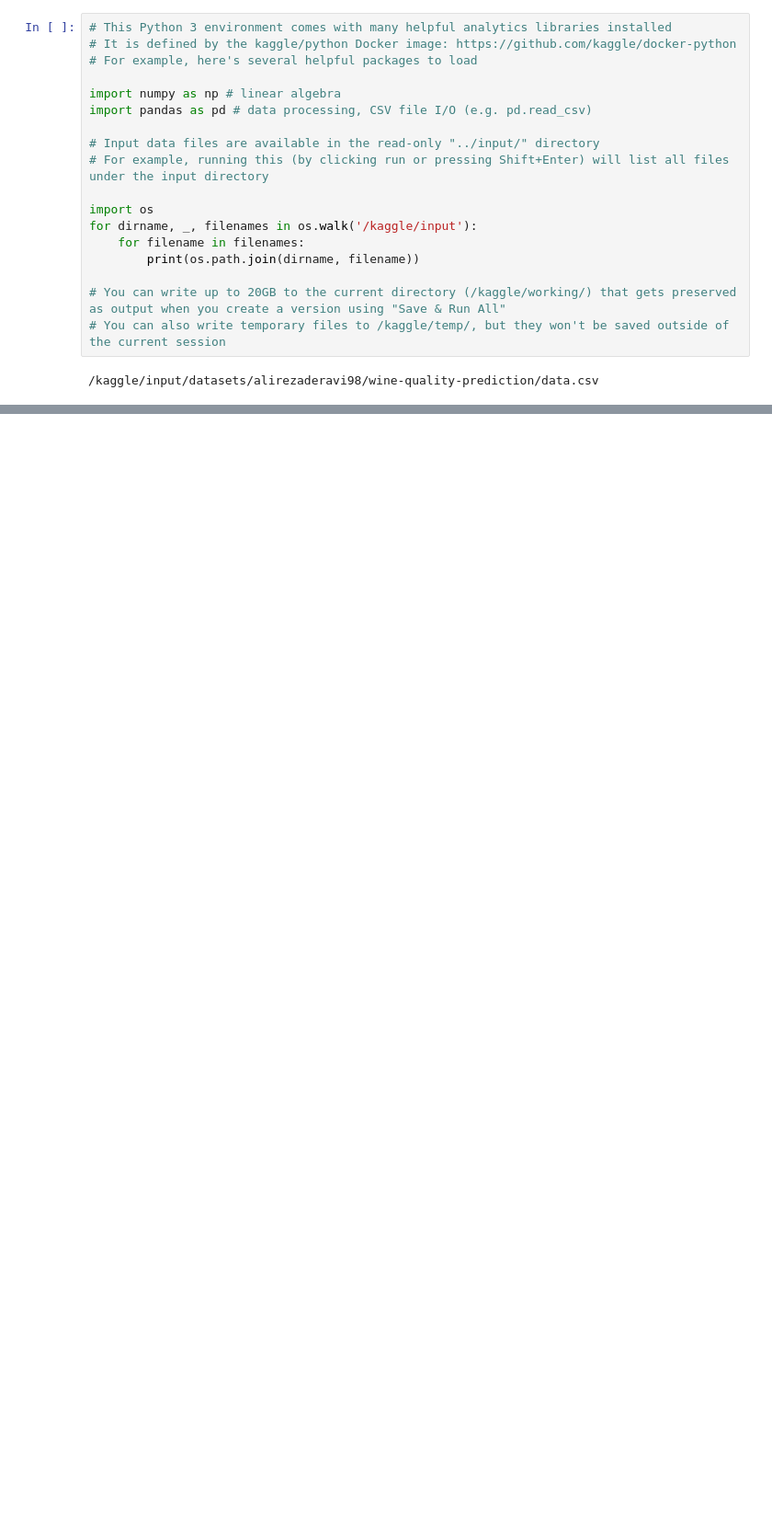
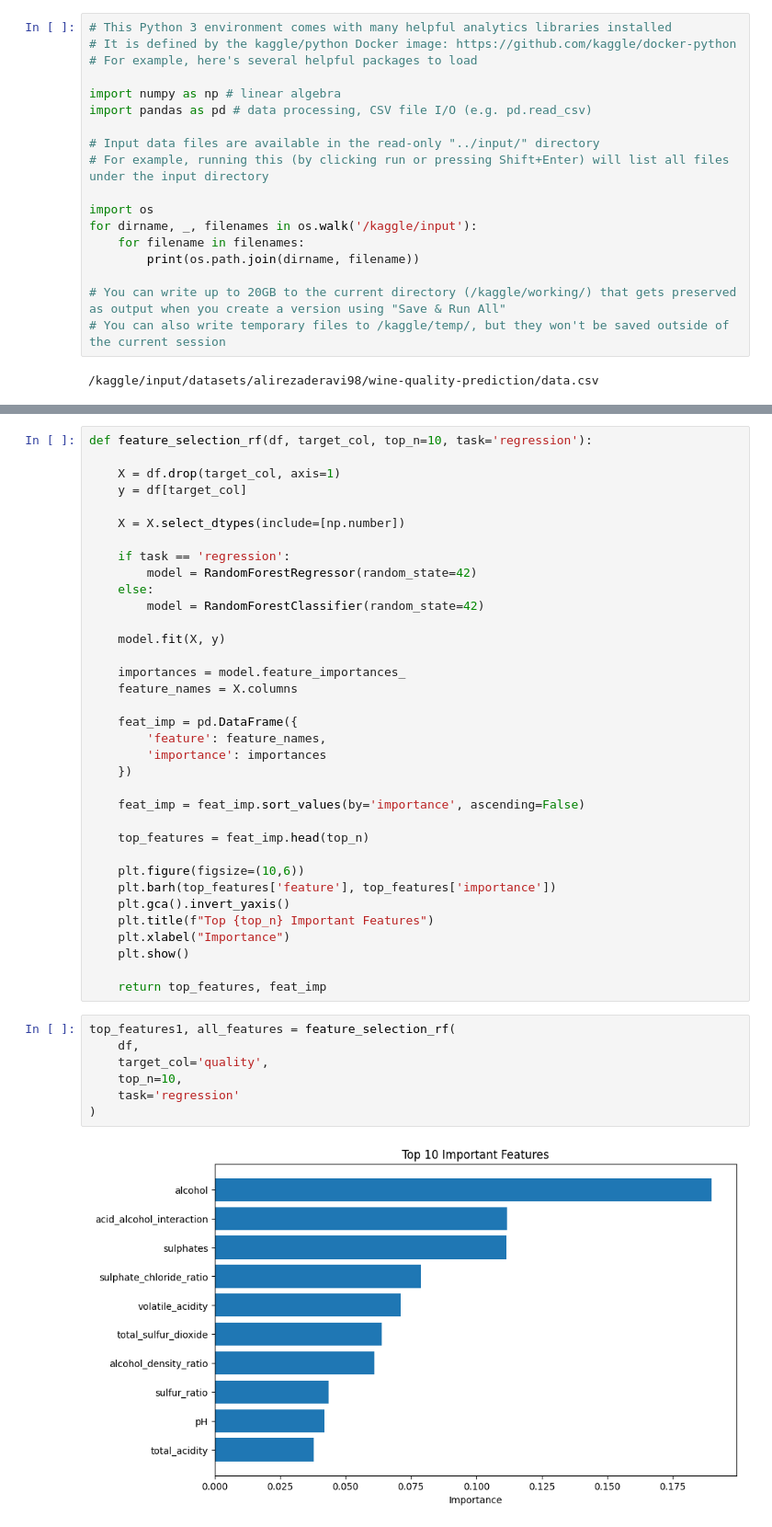
Before and after one commit to alirezaderavi/Wine-Quality-Prediction, a Jupyter notebook: notebooka85004353b.ipynb, the cells around one changed output, grey strips where cells are left out. Shown at 92% size. Drawn from its saved outputs; the diff is of its cells as text; blank space fills up the shorter version.

```diff
--- a/notebooka85004353b.ipynb
+++ b/notebooka85004353b.ipynb
@@ -20,0 +332,44 @@ for dirname, _, filenames in os.walk('/kaggle/input'):
+# %%
+def feature_selection_rf(df, target_col, top_n=10, task='regression'):
+
+    X = df.drop(target_col, axis=1)
+    y = df[target_col]
+
+    X = X.select_dtypes(include=[np.number])
+
+    if task == 'regression':
+        model = RandomForestRegressor(random_state=42)
+    else:
+        model = RandomForestClassifier(random_state=42)
+
+    model.fit(X, y)
+
+    importances = model.feature_importances_
+    feature_names = X.columns
+
+    feat_imp = pd.DataFrame({
+        'feature': feature_names,
+        'importance': importances
+    })
+
+    feat_imp = feat_imp.sort_values(by='importance', ascending=False)
+
+    top_features = feat_imp.head(top_n)
+
+    plt.figure(figsize=(10,6))
+    plt.barh(top_features['feature'], top_features['importance'])
+    plt.gca().invert_yaxis()
+    plt.title(f"Top {top_n} Important Features")
+    plt.xlabel("Importance")
+    plt.show()
+
+    return top_features, feat_imp
+# %%
+top_features1, all_features = feature_selection_rf(
+    df,
+    target_col='quality',
+    top_n=10,
+    task='regression'
+)
+# %% [output]
+[figure, added]
```
Also changed, not shown: parts of 12 cells of this notebook.
